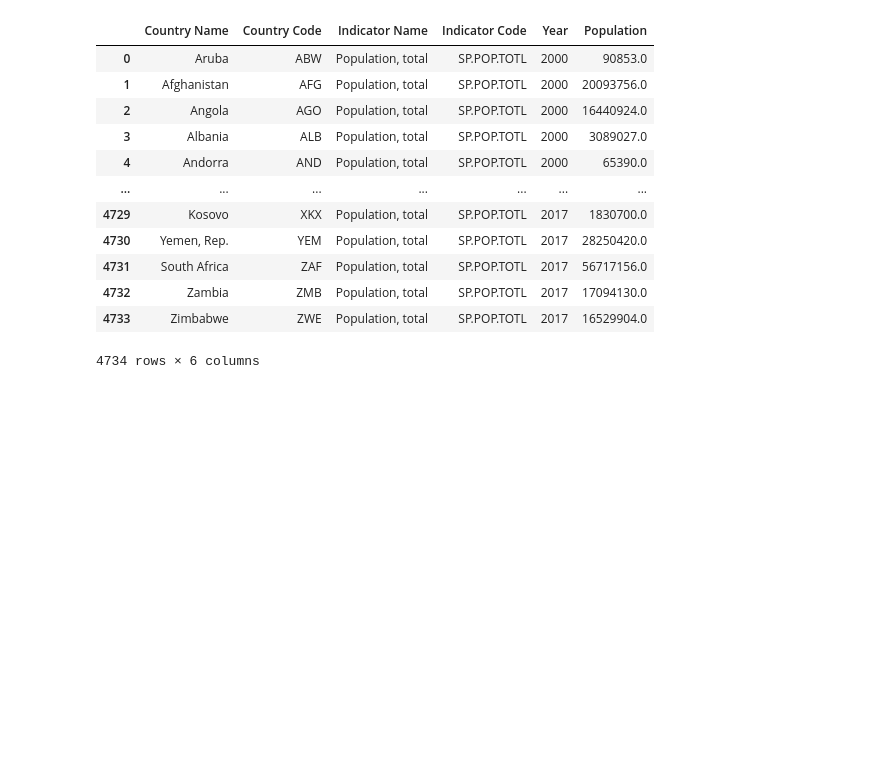
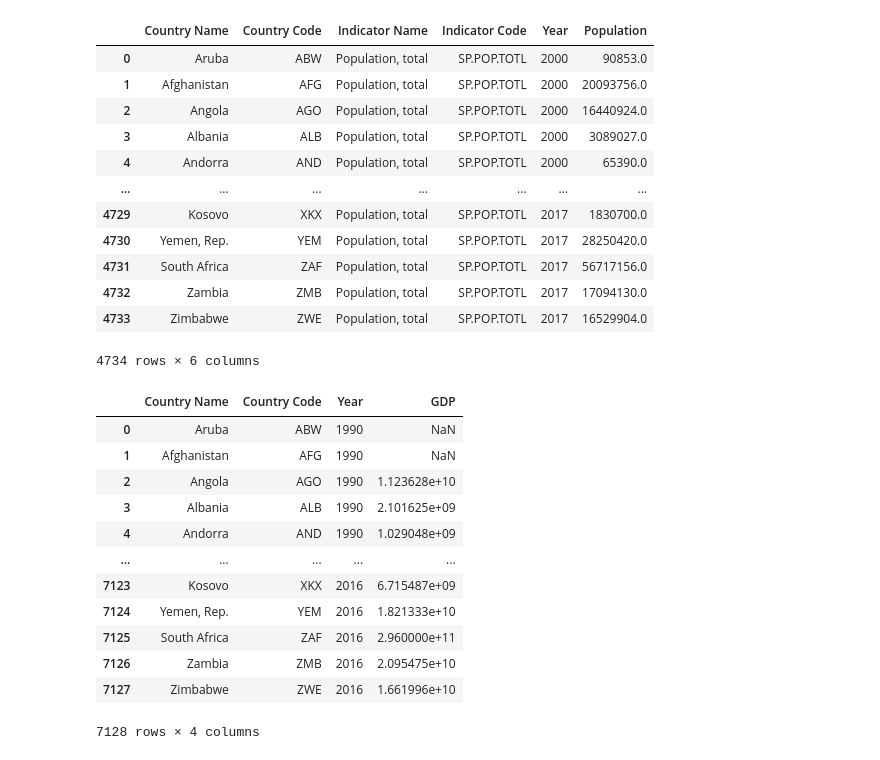
Before and after one commit to sgodkhindi/WorldBank_ETL, a Jupyter notebook: DBWrite.ipynb, the cells around one changed output. Saved outputs shown, nothing was run; the diff lists cells and outputs as text; code cells hidden in the pictures; blank space fills up the shorter version.

```diff
--- a/DBWrite.ipynb
+++ b/DBWrite.ipynb
@@ -58,3 +61,21 @@ population_final_df
 | 4732 | Zambia | ZMB | Population, total | SP.POP.TOTL | 2017 | 17094130.0 |
 | 4733 | Zimbabwe | ZWE | Population, total | SP.POP.TOTL | 2017 | 16529904.0 |
 4734 rows × 6 columns
+# %%
+csv_file3 = r"Project2/Output/gdp_final.csv"
+gdp_final_df = pd.read_csv(csv_file3)
+gdp_final_df
+# %% [output]
+|  | Country Name | Country Code | Year | GDP |
+| 0 | Aruba | ABW | 1990 | NaN |
+| 1 | Afghanistan | AFG | 1990 | NaN |
+| 2 | Angola | AGO | 1990 | 1.123628e+10 |
+| 3 | Albania | ALB | 1990 | 2.101625e+09 |
+| 4 | Andorra | AND | 1990 | 1.029048e+09 |
+| ... | ... | ... | ... | ... |
+| 7123 | Kosovo | XKX | 2016 | 6.715487e+09 |
+| 7124 | Yemen, Rep. | YEM | 2016 | 1.821333e+10 |
+| 7125 | South Africa | ZAF | 2016 | 2.960000e+11 |
+| 7126 | Zambia | ZMB | 2016 | 2.095475e+10 |
+| 7127 | Zimbabwe | ZWE | 2016 | 1.661996e+10 |
+7128 rows × 4 columns
```
Also changed, not shown: parts of 13 cells of this notebook, 2 other files.
